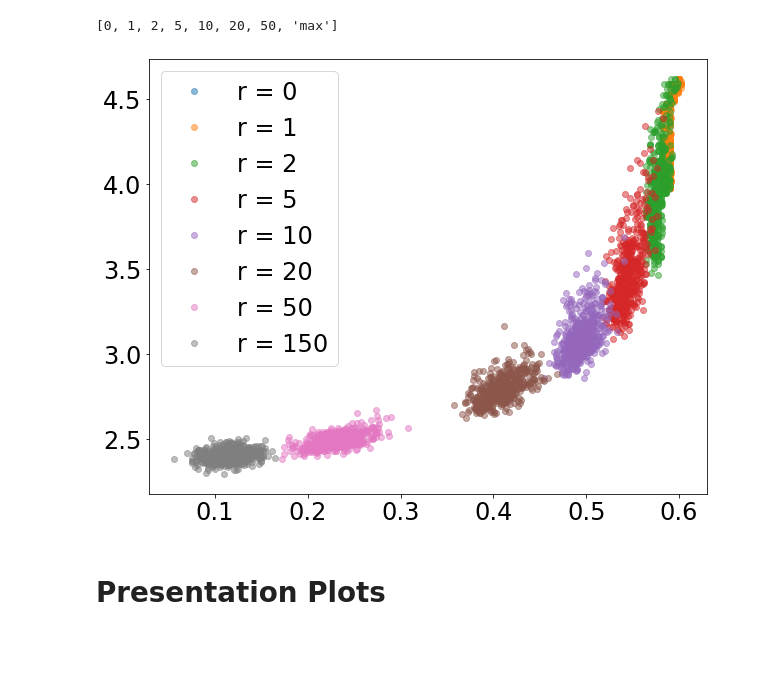
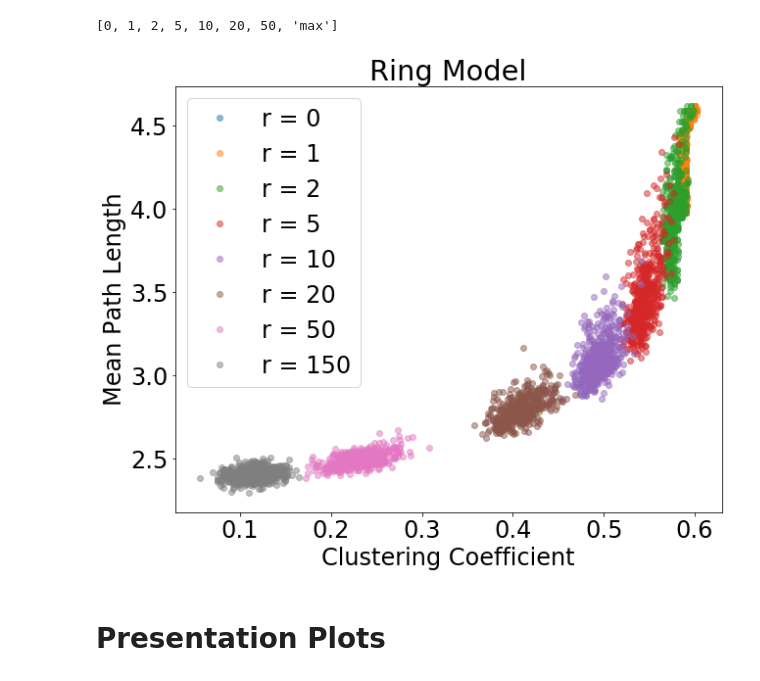
Before and after one commit to shawsa/CSCI_5352_Networks_Project, a Jupyter notebook: experiment02_ring_model.ipynb, the cells around one changed output. Drawn from its saved outputs; the diff is of its cells as text; code cells hidden in the pictures; blank space fills up the shorter version.

```diff
--- a/experiment02_ring_model.ipynb
+++ b/experiment02_ring_model.ipynb
@@ -472,23 +509,32 @@ random_edges_list
 # %%
 num_edges_index = results_key.index('random_edges')
 
 plt.figure(figsize=(10, 8))
 for num_edges in random_edges_list:
     if num_edges == 'max':
         num_edges = 150
     def test_filter(result, num_edges):
         condition = result[N_index] == 50 and \
                 result[radius_index] == 3 and \
                 result[coupling_coefficient_index] == 0.5 and \
                 result[num_edges_index] == num_edges
         return condition
     filtered_clustering_coeff = [result[clustering_coefficient_index] for result in results if test_filter(result, num_edges)]
     filtered_mean_path_legth = [result[mean_path_index] for result in results if test_filter(result, num_edges)]
     plt.plot(filtered_clustering_coeff, filtered_mean_path_legth, 'o', alpha=.5, label=f'r = {num_edges}')
 plt.legend()
+
+plt.xlabel('Clustering Coefficient')
+plt.ylabel('Mean Path Length')
+plt.legend()
+
+plt.title('Ring Model')
+
+# plt.savefig('images/ring_clustering_mean_path.png')
+
 plt.show()
 # %% [output]
-[figure, old version]
+[figure, new version]
 # %% [markdown]
 # Presentation Plots
 # %%
```
Also changed, not shown: parts of 5 cells of this notebook, 16 other files.
